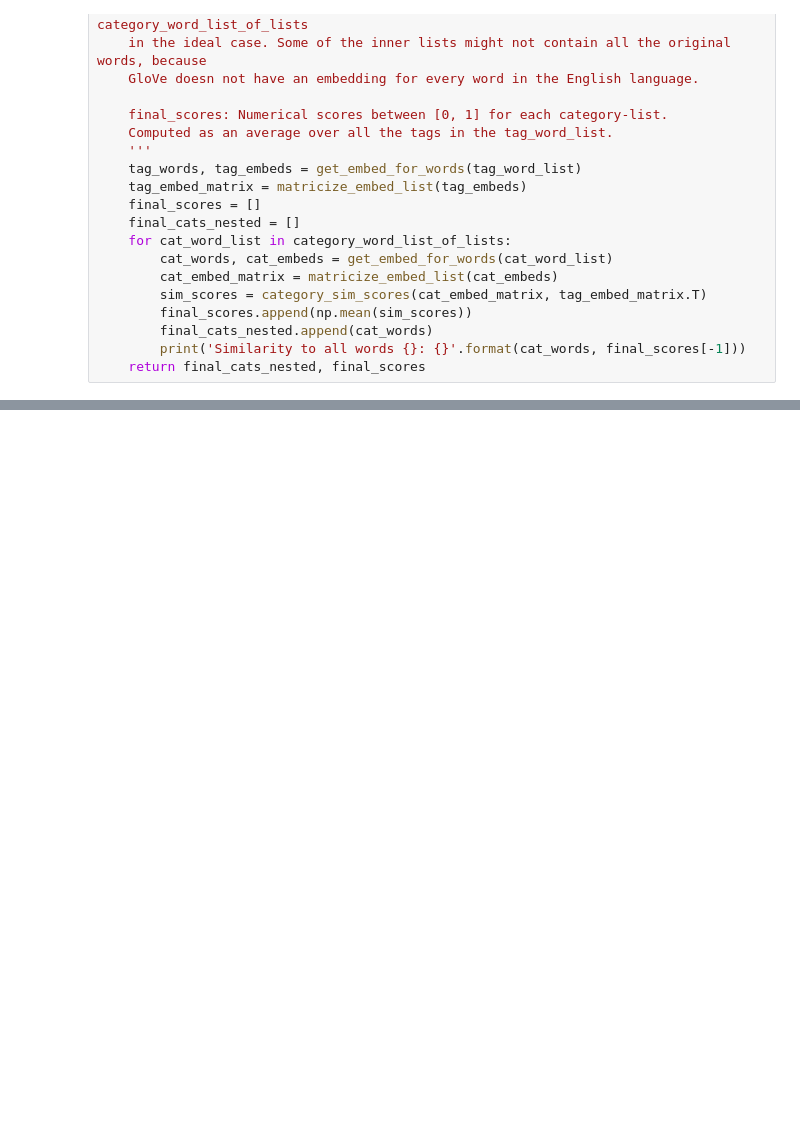
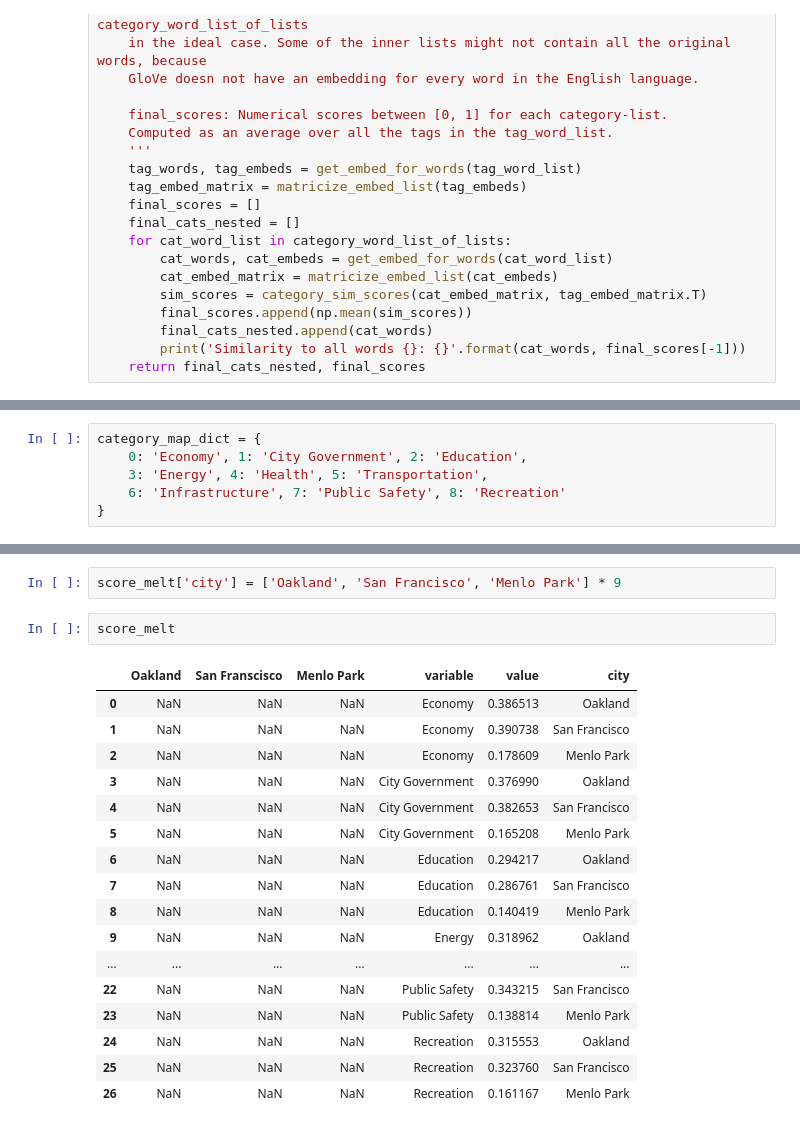
Before and after one commit to akhiljalan/ctsp-open-data, a Jupyter notebook: CTSP/code/glove-tag-comparison.ipynb, the cells around one changed output, grey strips where cells are left out. Saved outputs shown, nothing was run; the diff lists cells and outputs as text; blank space fills up the shorter version.

```diff
--- a/CTSP/code/glove-tag-comparison.ipynb
+++ b/CTSP/code/glove-tag-comparison.ipynb
@@ -277,0 +560,6 @@ np.size(np.random.randn(5, 5, 5))
+# %%
+category_map_dict = {
+    0: 'Economy', 1: 'City Government', 2: 'Education',
+    3: 'Energy', 4: 'Health', 5: 'Transportation',
+    6: 'Infrastructure', 7: 'Public Safety', 8: 'Recreation'
+}
@@ -277,0 +603,22 @@ np.size(np.random.randn(5, 5, 5))
+# %%
+score_melt['city'] = ['Oakland', 'San Francisco', 'Menlo Park'] * 9
+# %%
+score_melt
+# %% [output]
+|  | Oakland | San Franscisco | Menlo Park | variable | value | city |
+| 0 | NaN | NaN | NaN | Economy | 0.386513 | Oakland |
+| 1 | NaN | NaN | NaN | Economy | 0.390738 | San Francisco |
+| 2 | NaN | NaN | NaN | Economy | 0.178609 | Menlo Park |
+| 3 | NaN | NaN | NaN | City Government | 0.376990 | Oakland |
+| 4 | NaN | NaN | NaN | City Government | 0.382653 | San Francisco |
+| 5 | NaN | NaN | NaN | City Government | 0.165208 | Menlo Park |
+| 6 | NaN | NaN | NaN | Education | 0.294217 | Oakland |
+| 7 | NaN | NaN | NaN | Education | 0.286761 | San Francisco |
+| 8 | NaN | NaN | NaN | Education | 0.140419 | Menlo Park |
+| 9 | NaN | NaN | NaN | Energy | 0.318962 | Oakland |
+| ... | ... | ... | ... | ... | ... | ... |
+| 22 | NaN | NaN | NaN | Public Safety | 0.343215 | San Francisco |
+| 23 | NaN | NaN | NaN | Public Safety | 0.138814 | Menlo Park |
+| 24 | NaN | NaN | NaN | Recreation | 0.315553 | Oakland |
+| 25 | NaN | NaN | NaN | Recreation | 0.323760 | San Francisco |
+| 26 | NaN | NaN | NaN | Recreation | 0.161167 | Menlo Park |
```
Also changed, not shown: parts of 62 cells of this notebook, 6 other files.
